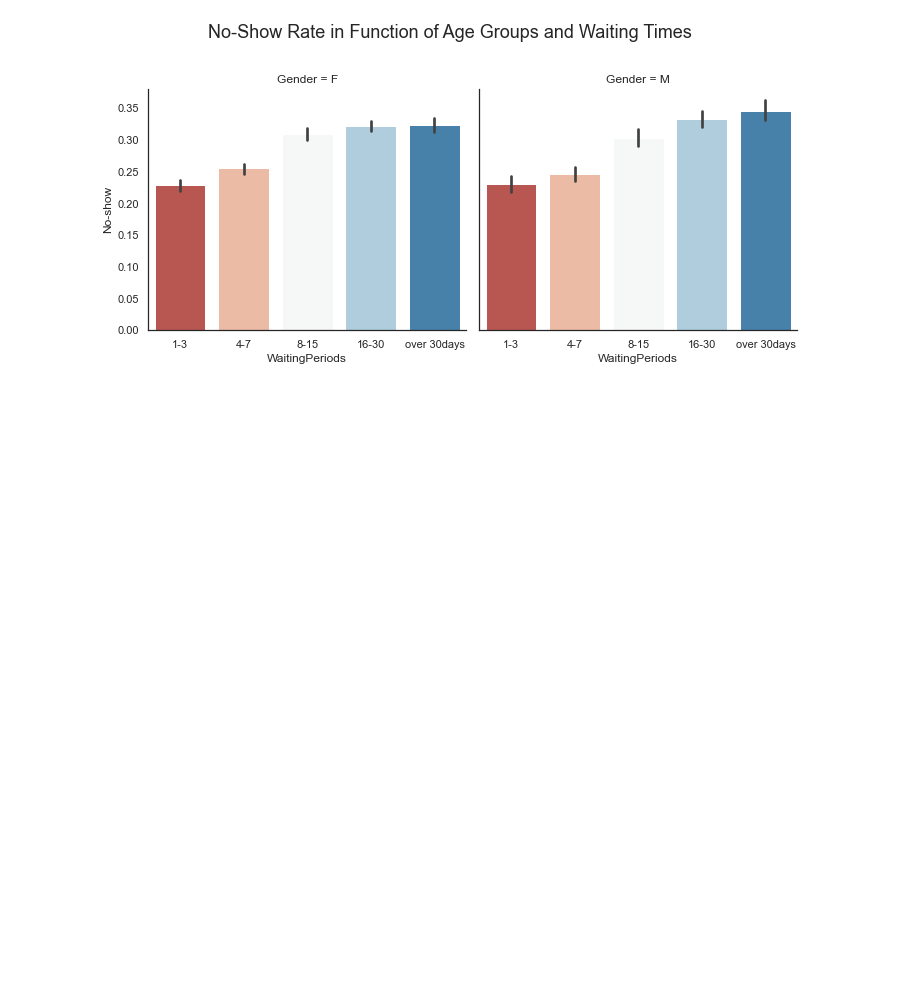
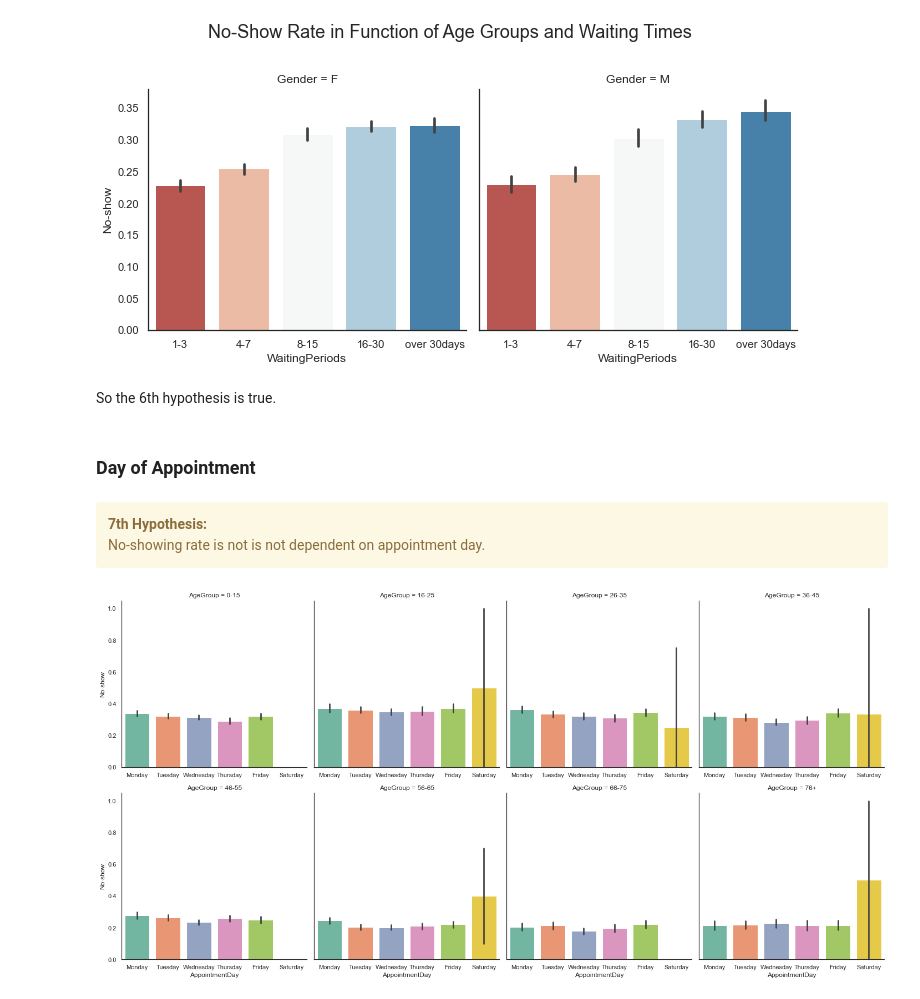
Before and after one commit to skacem/Business-Analytics, a Jupyter notebook: Misc/Medical_appointment_analysis.ipynb, the cells around one changed output. Saved outputs shown, nothing was run; the diff lists cells and outputs as text; code cells hidden in the pictures; blank space fills up the shorter version.

Commit message:
add day of appointment

```diff
--- a/Misc/Medical_appointment_analysis.ipynb
+++ b/Misc/Medical_appointment_analysis.ipynb
@@ -608,3 +613,18 @@ g.fig.subplots_adjust(top=0.8)
 g.fig.suptitle('No-Show Rate in Function of Gender and Waiting Times', fontsize=18);
 # %% [output]
 [figure]
+# %% [markdown]
+So the 6th hypothesis is true.
+# %% [markdown]
+### Day of Appointment
+# %% [markdown]
+<div class="alert alert-block alert-warning">
+<b>7th Hypothesis:</b> <br>
+    No-showing rate is not is not dependent on appointment day.
+</div>
+# %%
+g = sns.catplot(data=df, y='No-show', col='AgeGroup', col_wrap=4,
+                x='AppointmentDay', kind='bar', sharex=False,
+                order=['Monday', 'Tuesday', 'Wednesday', 'Thursday', 'Friday', 'Saturday'], palette='Set2')
+# %% [output]
+[figure, added]
```
Also changed, not shown: parts of 3 cells of this notebook.
